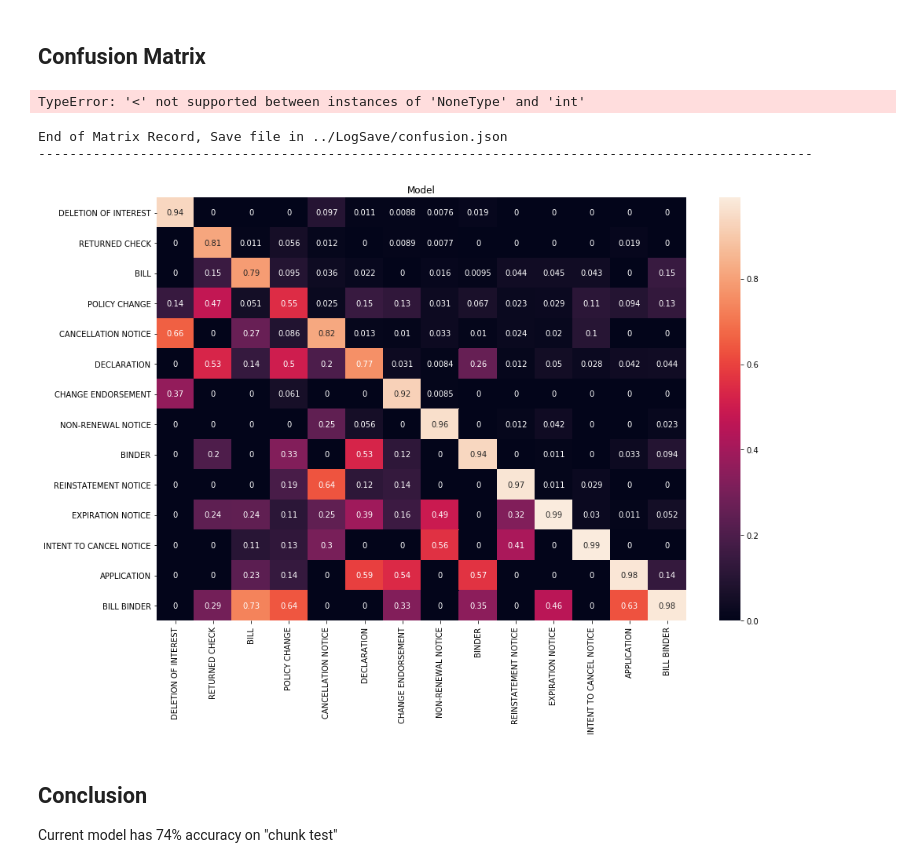
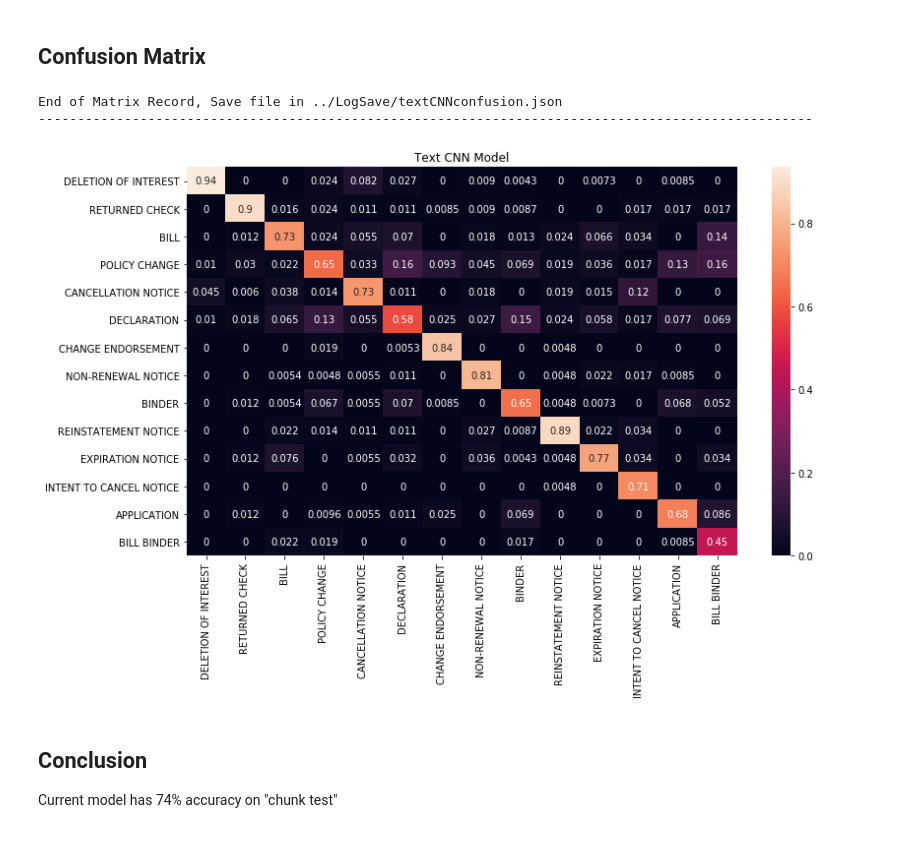
Before and after one commit to XiplusChenyu/Document-Classification-Web-Service, a Jupyter notebook: Model/Scripts/TrainAndAnalysis.ipynb, the cells around one changed output. Drawn from its saved outputs; the diff is of its cells as text; code cells hidden in the pictures.

Commit message:
new logic for model

```diff
--- a/Model/Scripts/TrainAndAnalysis.ipynb
+++ b/Model/Scripts/TrainAndAnalysis.ipynb
@@ -124,9 +48,2 @@ End of validation epoch  50 | time:  0.40s | BCE: 0.0981 | Accuracy: 73.28% |
 # %% [markdown]
 ## Model Analysis
-# %%
-with open(Settings.log_save_folder + "train.json", "r") as file:
-    log1 = json.load(file)
-with open(Settings.log_save_folder + "train50.json", "r") as file:
-    log2 = json.load(file)
-with open(Settings.log_save_folder + "train100.json", "r") as file:
-    log3 = json.load(file)
@@ -168,13 +83,11 @@ FileNotFoundError: [Errno 2] No such file or directory: '../ModelSave/model100.h
 # %%
 from Evaluate import Evaluator
 model = Model()
-evaluator = Evaluator(model, "model70.h5")
+evaluator = Evaluator(model, "model.h5")
-# %% [output]
-TypeError: '<' not supported between instances of 'NoneType' and 'int'
 # %%
-evaluator.record_matrix(test_loader, "confusion.json")
+evaluator.record_matrix(test_loader, "textCNNconfusion.json")
 # %% [output]
-End of Matrix Record, Save file in ../LogSave/confusion.json
+End of Matrix Record, Save file in ../LogSave/textCNNconfusion.json
 ---------------------------------------------------------------------------------------------------
 # %%
 import numpy as np
@@ -182,25 +95,24 @@ import pandas as pd
 import seaborn as sn
 # %%
 matrix = np.zeros((Settings.class_num, Settings.class_num))
-with open(Settings.log_save_folder + 'confusion.json', 'r') as f:
+with open(Settings.log_save_folder + 'textCNNconfusion.json', 'r') as f:
     tuple_list = json.load(f)
 # %%
 for point in tuple_list:
     i, j = point  # i is predict, j is real, record 100 point for each label
     matrix[i][j] += 1
 # %%
-for i, line in enumerate(matrix):
-    matrix[i] /= sum(matrix)
+matrix /= sum(matrix)
 matrix = pd.DataFrame(matrix, index = [evaluator.index_to_label.get(str(i+1)) for i in range(Settings.class_num)],
                   columns = [evaluator.index_to_label.get(str(i+1)) for i in range(Settings.class_num)],)
 # %%
-plt.figure(figsize=(14, 10))
-plt.title('Model')
+plt.figure(figsize=(12, 8))
+plt.title('Text CNN Model')
 sn.heatmap(matrix, annot=True,)
 plt.tight_layout()
 plt.show()
 # %% [output]
-[figure, old version]
+[figure, new version]
 # %% [markdown]
 ## Conclusion
 Current model has 74% accuracy on "chunk test"
```
Also changed, not shown: parts of 10 cells of this notebook, 14 other files.
